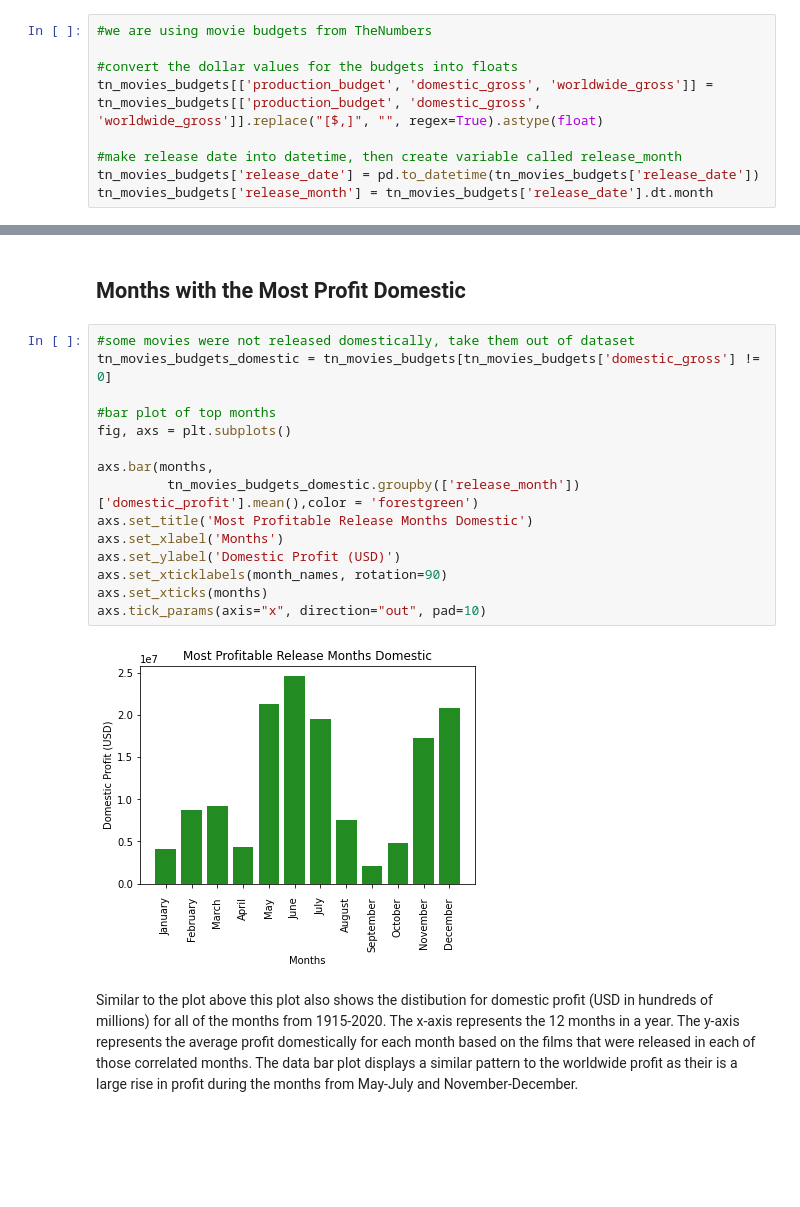
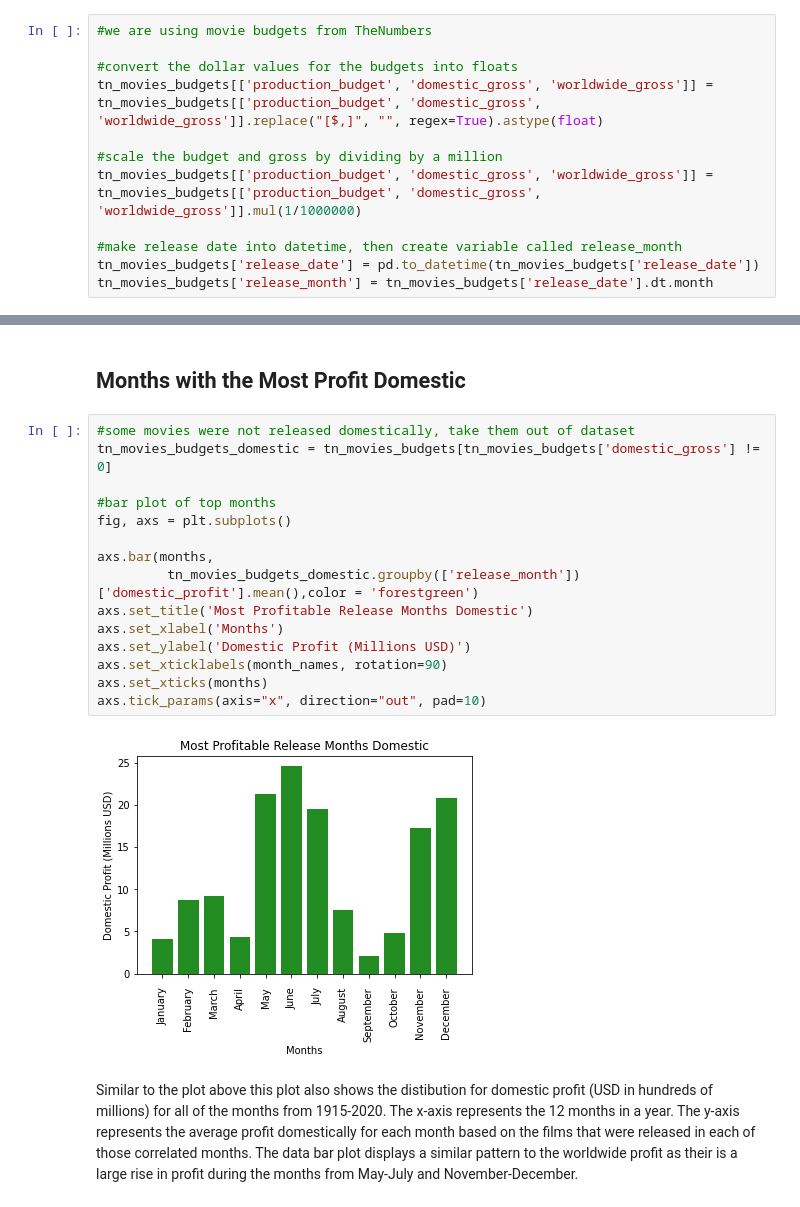
Before and after one commit to tramsay-deloitte/Dollywood, a Jupyter notebook: Final Notebook - AI Academy Capstone.ipynb, the cells around one changed output, grey strips where cells are left out. Drawn from its saved outputs; the diff is of its cells as text; blank space fills up the shorter version.

```diff
--- a/Final Notebook - AI Academy Capstone.ipynb
+++ b/Final Notebook - AI Academy Capstone.ipynb
@@ -164,6 +167,9 @@ top_genres_list = ['Adventure', 'Action', 'Comedy', 'Drama', 'Sci-Fi', 'Animatio
 #convert the dollar values for the budgets into floats
 tn_movies_budgets[['production_budget', 'domestic_gross', 'worldwide_gross']] = tn_movies_budgets[['production_budget', 'domestic_gross', 'worldwide_gross']].replace("[$,]", "", regex=True).astype(float)
 
+#scale the budget and gross by dividing by a million
+tn_movies_budgets[['production_budget', 'domestic_gross', 'worldwide_gross']] = tn_movies_budgets[['production_budget', 'domestic_gross', 'worldwide_gross']].mul(1/1000000)
+
 #make release date into datetime, then create variable called release_month
 tn_movies_budgets['release_date'] = pd.to_datetime(tn_movies_budgets['release_date'])
 tn_movies_budgets['release_month'] = tn_movies_budgets['release_date'].dt.month
@@ -527,20 +533,20 @@ The plot above shows the distibution for worlwide profit (USD in hundreds of mil
 # %%
 #some movies were not released domestically, take them out of dataset
 tn_movies_budgets_domestic = tn_movies_budgets[tn_movies_budgets['domestic_gross'] != 0]
 
 #bar plot of top months
 fig, axs = plt.subplots()
 
 axs.bar(months,
          tn_movies_budgets_domestic.groupby(['release_month'])['domestic_profit'].mean(),color = 'forestgreen')
 axs.set_title('Most Profitable Release Months Domestic')
 axs.set_xlabel('Months')
-axs.set_ylabel('Domestic Profit (USD)')
+axs.set_ylabel('Domestic Profit (Millions USD)')
 axs.set_xticklabels(month_names, rotation=90)
 axs.set_xticks(months)
 axs.tick_params(axis="x", direction="out", pad=10)
 # %% [output]
-[figure, old version]
+[figure, new version]
 # %% [markdown]
 Similar to the plot above this plot also shows the distibution for domestic profit (USD in hundreds of millions) for all of the months from 1915-2020. The x-axis represents the 12 months in a year. The y-axis represents the average profit domestically for each month based on the films that were released in each of those correlated months. The data bar plot displays a similar pattern to the worldwide profit as their is a large rise in profit during the months from May-July and November-December.
 # %% [markdown]
```
Also changed, not shown: parts of 22 cells of this notebook.
